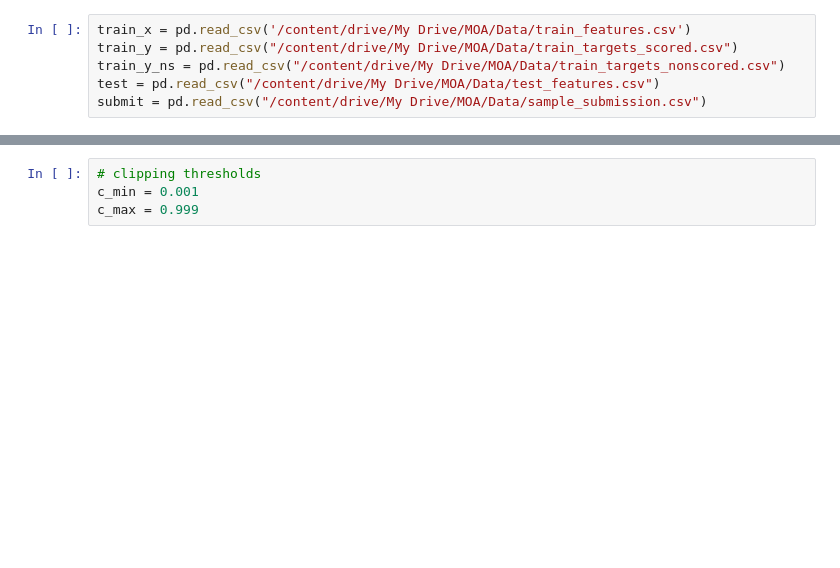
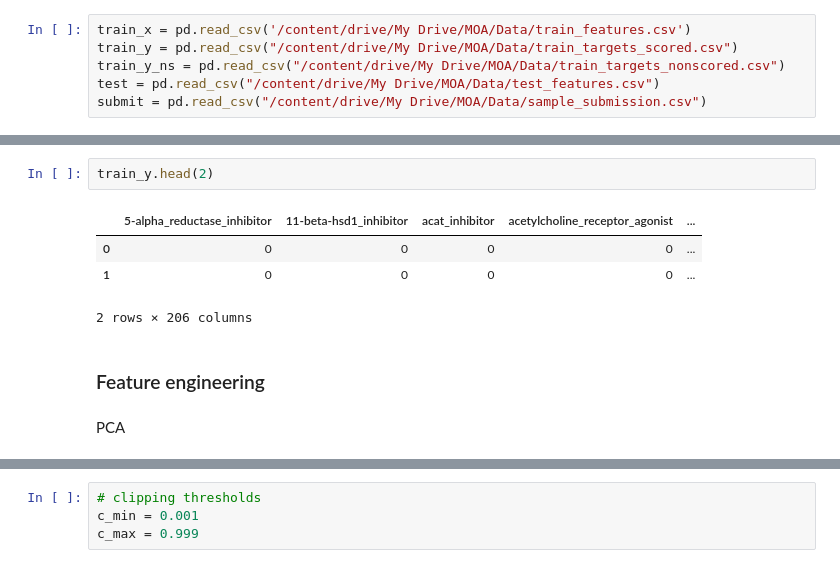
Before and after one commit to Hackman-git/Mechanisms_of_action, a Jupyter notebook: modeling.ipynb, the cells around one changed output, grey strips where cells are left out. Drawn from its saved outputs; the diff is of its cells as text; blank space fills up the shorter version.

```diff
--- a/modeling.ipynb
+++ b/modeling.ipynb
@@ -183,0 +120,11 @@ def MLSMOTE(X, y, n_sample, neigh=5):
+# %%
+train_y.head(2)
+# %% [output]
+|  | 5-alpha_reductase_inhibitor | 11-beta-hsd1_inhibitor | acat_inhibitor | acetylcholine_receptor_agonist | ... |
+| 0 | 0 | 0 | 0 | 0 | ... |
+| 1 | 0 | 0 | 0 | 0 | ... |
+2 rows × 206 columns
+# %% [markdown]
+### Feature engineering
+# %% [markdown]
+PCA
```
Also changed, not shown: parts of 31 cells of this notebook.
